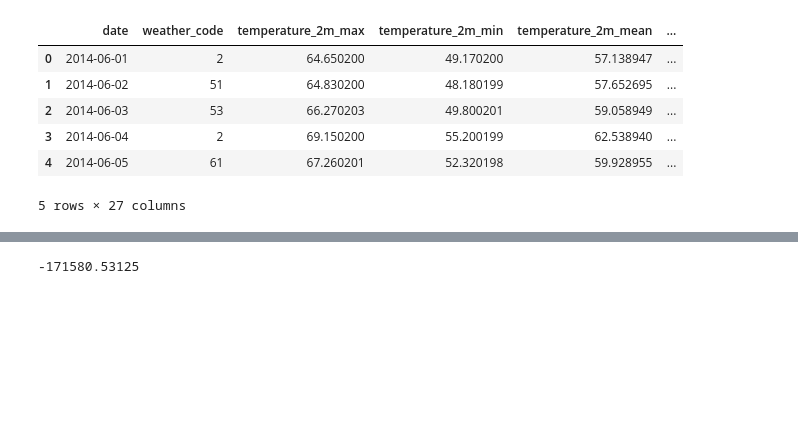
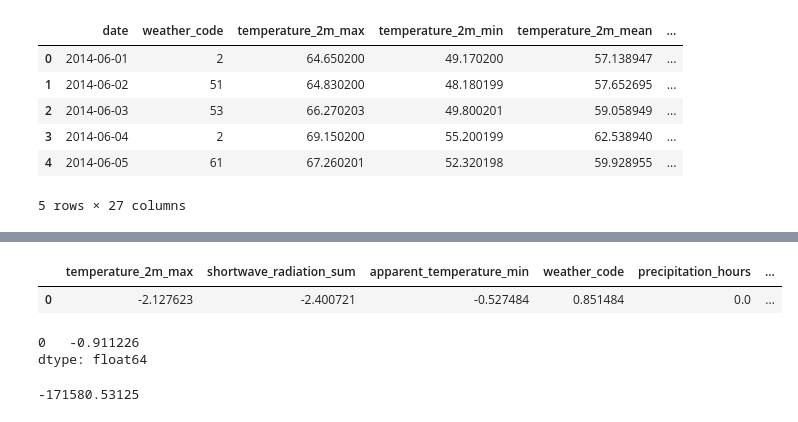
Before and after one commit to mattgraham93/Musical-Weather, a Jupyter notebook: musical_weather_app/files/testing.ipynb, the cells around one changed output, grey strips where cells are left out. Drawn from its saved outputs; the diff is of its cells as text; code cells hidden in the pictures; blank space fills up the shorter version.

```diff
--- a/musical_weather_app/files/testing.ipynb
+++ b/musical_weather_app/files/testing.ipynb
@@ -80,3 +120,49 @@ pd.DataFrame(todays_forecast).head()
+# %%
+# Initialize an empty DataFrame to store the t-scores
+t_scores_df = pd.DataFrame()
+
+# Select numerical columns only
+numerical_columns = todays_forecast.select_dtypes(include=[np.number]).columns
+if 'average_t_score' in numerical_columns:
+    numerical_columns = numerical_columns.drop('average_t_score')
+
+for index, row in todays_forecast.iterrows():
+    event = row['event']
+    season = row['season']
+
+    # Filter the DataFrame based on the event and season
+    filtered_df = historical_weather[(historical_weather['event'] == event) & (historical_weather['season'] == season)]
+
+    # If the filtered dataframe is empty or has less than two rows, get the average for the season only
+    if filtered_df.empty or len(filtered_df) < 2:
+        filtered_df = historical_weather[historical_weather['season'] == season]
+        if filtered_df.empty or len(filtered_df) < 2:
+            continue
+
+    # Get the mean and standard deviation of all columns
+    mean_df = pd.DataFrame(filtered_df.mean(numeric_only=True)).T
+    std_df = pd.DataFrame(filtered_df.std(numeric_only=True)).T
+
+    # Only keep columns that are present in mean_df and std_df
+    numerical_columns = [col for col in numerical_columns if col in mean_df.columns and col in std_df.columns]
+
+    if row['weather_score'] == 0:
+        row['weather_score'] = 1
+
+    # Now calculate the t-score
+    t_scores = (row[numerical_columns] - mean_df[numerical_columns].squeeze()) / (std_df[numerical_columns].squeeze() + 1e-7)
+
+    t_scores_df = pd.concat([t_scores_df, t_scores.to_frame().T], ignore_index=True)
+
+t_scores_df
+# %% [output]
+|  | temperature_2m_max | shortwave_radiation_sum | apparent_temperature_min | weather_code | precipitation_hours | ... |
+| 0 | -2.127623 | -2.400721 | -0.527484 | 0.851484 | 0.0 | ... |
+# %%
+t_scores_df.mean(axis=1)
+# %% [output]
+0   -0.911226
+dtype: float64
 # %%
 todays_forecast['weather_score_weighted'][0]
 # %% [output]
```
Also changed, not shown: parts of 6 cells of this notebook, 10 other files.
